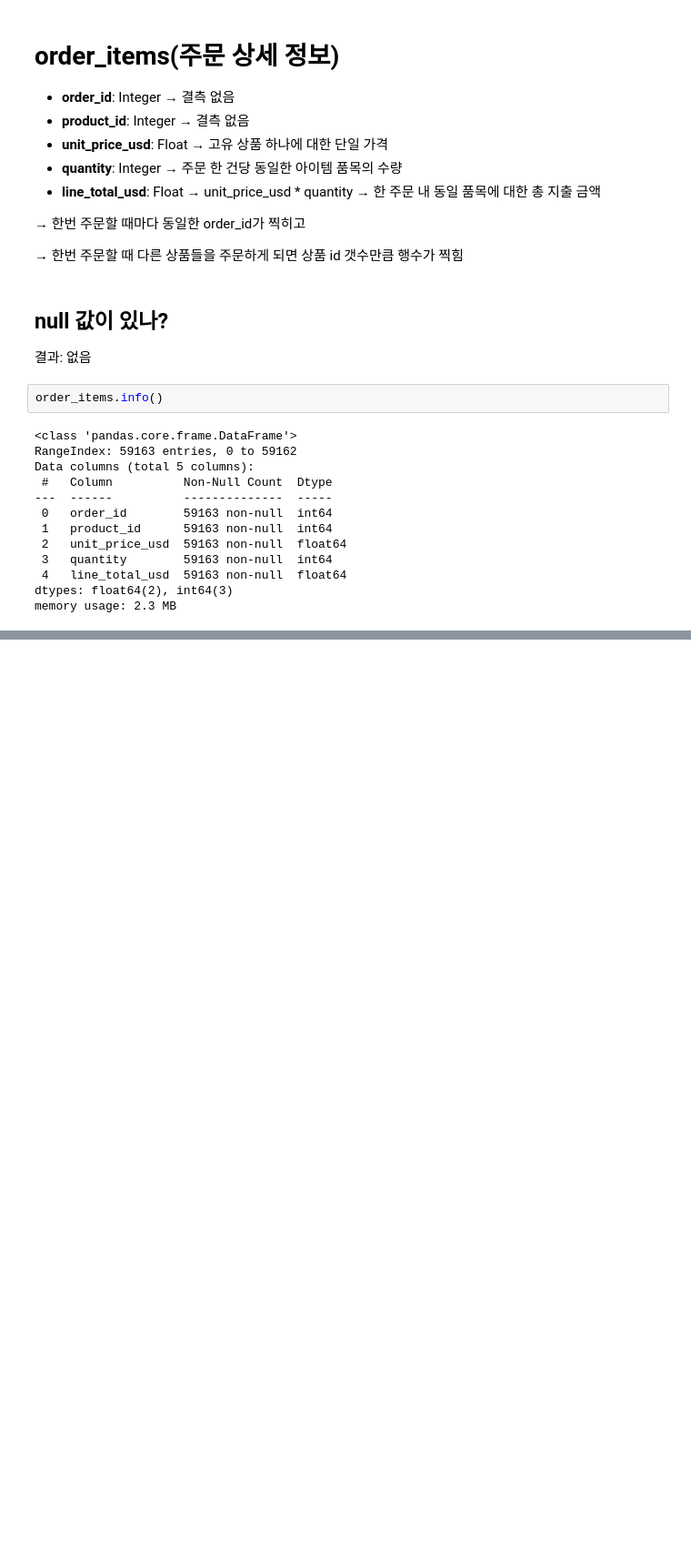
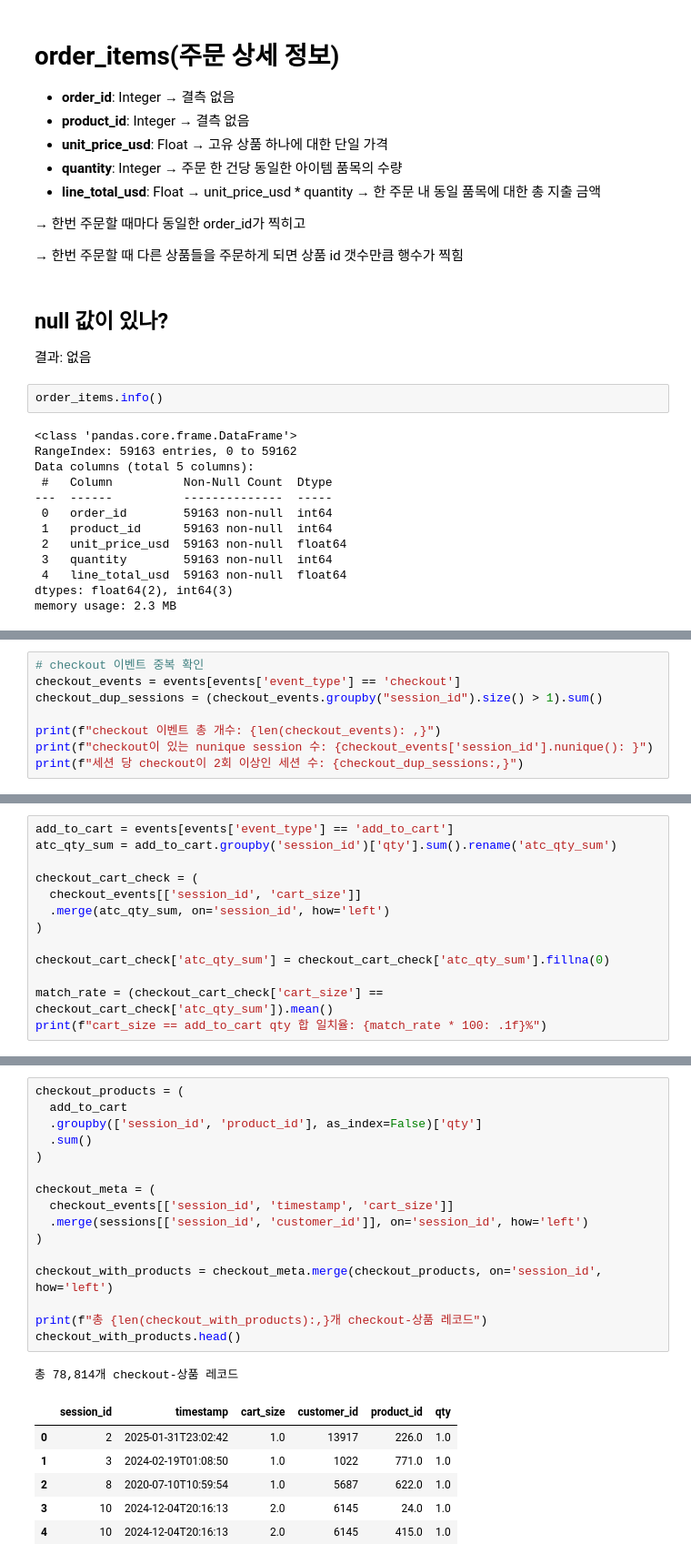
Before and after one commit to why-they-leave/retail-clickstream-analysis, a Jupyter notebook: notebooks/EDA.ipynb, the cells around one changed output, grey strips where cells are left out. Shown at 91% size. Drawn from its saved outputs; the diff is of its cells as text; blank space fills up the shorter version.

```diff
--- a/notebooks/EDA.ipynb
+++ b/notebooks/EDA.ipynb
@@ -513,0 +523,8 @@ memory usage: 2.3 MB
+# %%
+# checkout 이벤트 중복 확인
+checkout_events = events[events['event_type'] == 'checkout']
+checkout_dup_sessions = (checkout_events.groupby("session_id").size() > 1).sum()
+
+print(f"checkout 이벤트 총 개수: {len(checkout_events): ,}")
+print(f"checkout이 있는 nunique session 수: {checkout_events['session_id'].nunique(): }")
+print(f"세션 당 checkout이 2회 이상인 세션 수: {checkout_dup_sessions:,}")
@@ -513,0 +537,13 @@ memory usage: 2.3 MB
+# %%
+add_to_cart = events[events['event_type'] == 'add_to_cart']
+atc_qty_sum = add_to_cart.groupby('session_id')['qty'].sum().rename('atc_qty_sum')
+
+checkout_cart_check = (
+  checkout_events[['session_id', 'cart_size']]
+  .merge(atc_qty_sum, on='session_id', how='left')
+)
+
+checkout_cart_check['atc_qty_sum'] = checkout_cart_check['atc_qty_sum'].fillna(0)
+
+match_rate = (checkout_cart_check['cart_size'] == checkout_cart_check['atc_qty_sum']).mean()
+print(f"cart_size == add_to_cart qty 합 일치율: {match_rate * 100: .1f}%")
@@ -513,0 +574,24 @@ memory usage: 2.3 MB
+# %%
+checkout_products = (
+  add_to_cart
+  .groupby(['session_id', 'product_id'], as_index=False)['qty']
+  .sum()
+)
+
+checkout_meta = (
+  checkout_events[['session_id', 'timestamp', 'cart_size']]
+  .merge(sessions[['session_id', 'customer_id']], on='session_id', how='left')
+)
+
+checkout_with_products = checkout_meta.merge(checkout_products, on='session_id', how='left')
+
+print(f"총 {len(checkout_with_products):,}개 checkout-상품 레코드")
+checkout_with_products.head()
+# %% [output]
+총 78,814개 checkout-상품 레코드
+|  | session_id | timestamp | cart_size | customer_id | product_id | qty |
+| 0 | 2 | 2025-01-31T23:02:42 | 1.0 | 13917 | 226.0 | 1.0 |
+| 1 | 3 | 2024-02-19T01:08:50 | 1.0 | 1022 | 771.0 | 1.0 |
+| 2 | 8 | 2020-07-10T10:59:54 | 1.0 | 5687 | 622.0 | 1.0 |
+| 3 | 10 | 2024-12-04T20:16:13 | 2.0 | 6145 | 24.0 | 1.0 |
+| 4 | 10 | 2024-12-04T20:16:13 | 2.0 | 6145 | 415.0 | 1.0 |
```
Also changed, not shown: parts of 11 cells of this notebook.
